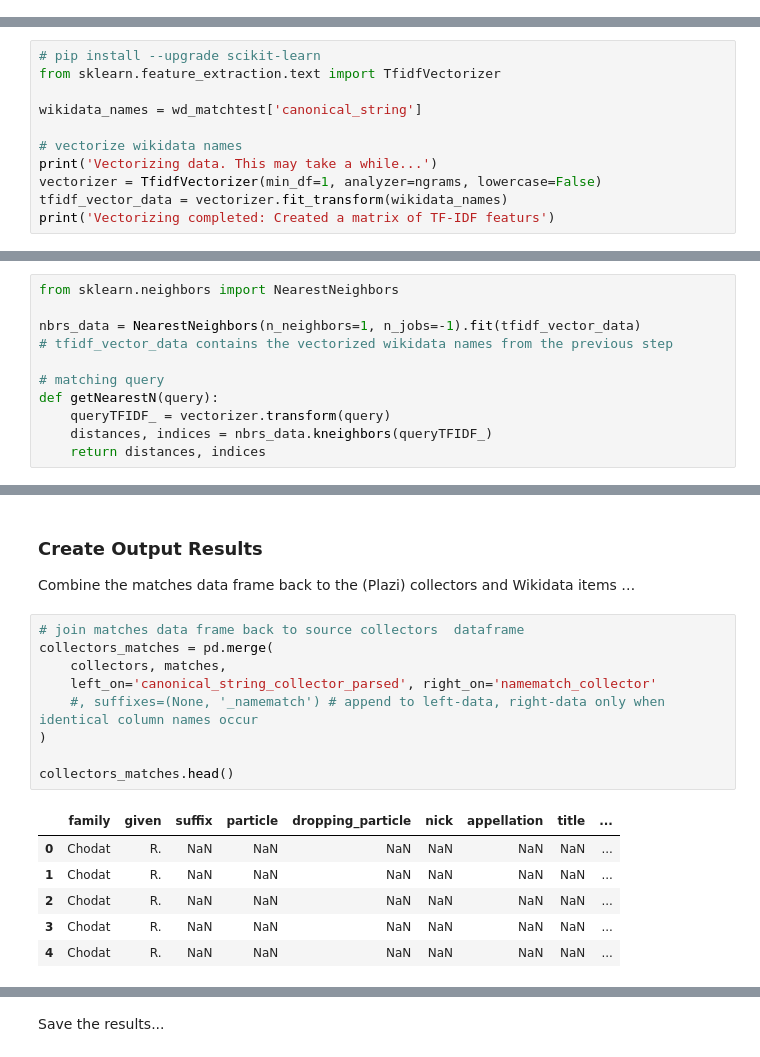
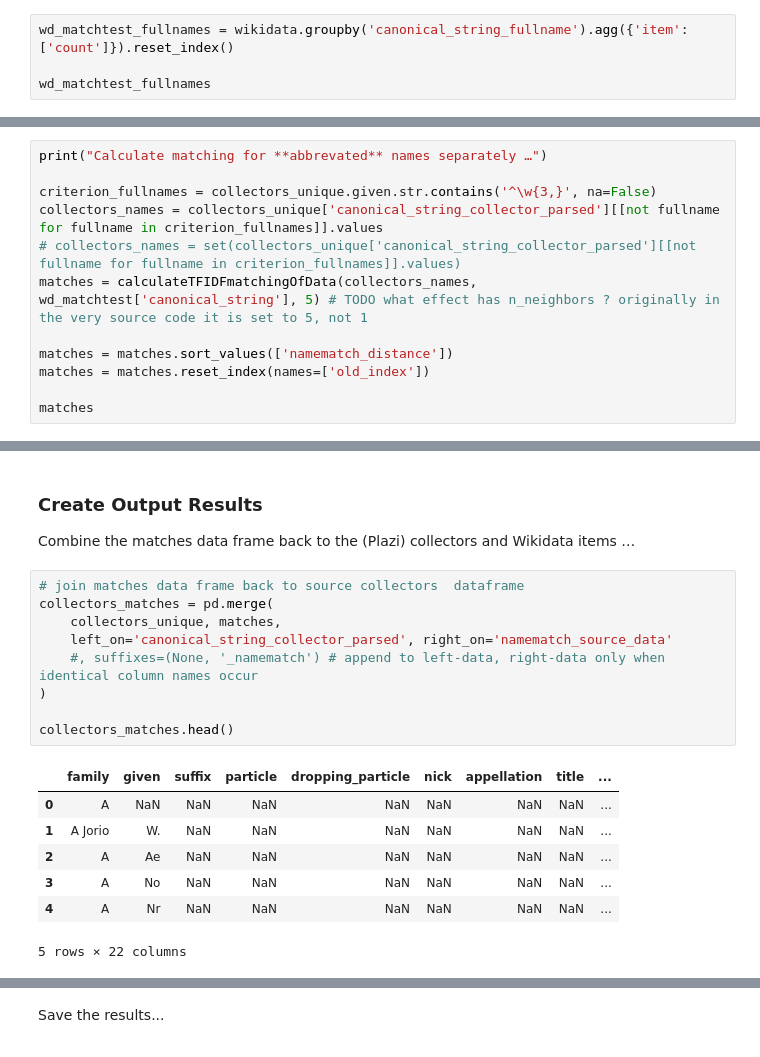
Before and after one commit to infinite-dao/collector-matching, a Jupyter notebook: create_and_match_plazi_collectors_dataset.ipynb, the cells around one changed output, grey strips where cells are left out. Drawn from its saved outputs; the diff is of its cells as text.

```diff
--- a/create_and_match_plazi_collectors_dataset.ipynb
+++ b/create_and_match_plazi_collectors_dataset.ipynb
@@ -256,0 +264,4 @@ collectors
+# %%
+wd_matchtest_fullnames = wikidata.groupby('canonical_string_fullname').agg({'item': ['count']}).reset_index()
+
+wd_matchtest_fullnames
@@ -373,11 +560,0 @@ Convert a collection of raw documents to a matrix of TF-IDF features:
-# %%
-# pip install --upgrade scikit-learn
-from sklearn.feature_extraction.text import TfidfVectorizer
-
-wikidata_names = wd_matchtest['canonical_string']
-
-# vectorize wikidata names
-print('Vectorizing data. This may take a while...')
-vectorizer = TfidfVectorizer(min_df=1, analyzer=ngrams, lowercase=False)
-tfidf_vector_data = vectorizer.fit_transform(wikidata_names)
-print('Vectorizing completed: Created a matrix of TF-IDF featurs')
@@ -389,14 +561,3 @@ Set up the function that performs the nearest neighbour matches...
-# %%
-from sklearn.neighbors import NearestNeighbors
-
-nbrs_data = NearestNeighbors(n_neighbors=1, n_jobs=-1).fit(tfidf_vector_data)
-# tfidf_vector_data contains the vectorized wikidata names from the previous step
-
-# matching query
-def getNearestN(query):
-    queryTFIDF_ = vectorizer.transform(query)
-    distances, indices = nbrs_data.kneighbors(queryTFIDF_)
-    return distances, indices
 # %% [markdown]
 ### Perform the Matching
 
@@ -448,0 +645,12 @@ Done: 1298.9033777713776 s
+# %%
+print("Calculate matching for **abbrevated** names separately …")
+
+criterion_fullnames = collectors_unique.given.str.contains('^\w{3,}', na=False)
+collectors_names = collectors_unique['canonical_string_collector_parsed'][[not fullname for fullname in criterion_fullnames]].values
+# collectors_names = set(collectors_unique['canonical_string_collector_parsed'][[not fullname for fullname in criterion_fullnames]].values)
+matches = calculateTFIDFmatchingOfData(collectors_names, wd_matchtest['canonical_string'], 5) # TODO what effect has n_neighbors ? originally in the very source code it is set to 5, not 1
+
+matches = matches.sort_values(['namematch_distance'])
+matches = matches.reset_index(names=['old_index'])
+
+matches
@@ -453,16 +715,17 @@ Combine the matches data frame back to the (Plazi) collectors and Wikidata items
 # %%
 # join matches data frame back to source collectors  dataframe
 collectors_matches = pd.merge(
-    collectors, matches,
-    left_on='canonical_string_collector_parsed', right_on='namematch_collector'
+    collectors_unique, matches,
+    left_on='canonical_string_collector_parsed', right_on='namematch_source_data'
     #, suffixes=(None, '_namematch') # append to left-data, right-data only when identical column names occur
 )
 
 collectors_matches.head()
 # %% [output]
 |  | family | given | suffix | particle | dropping_particle | nick | appellation | title | ... |
-| 0 | Chodat | R. | NaN | NaN | NaN | NaN | NaN | NaN | ... |
-| 1 | Chodat | R. | NaN | NaN | NaN | NaN | NaN | NaN | ... |
-| 2 | Chodat | R. | NaN | NaN | NaN | NaN | NaN | NaN | ... |
-| 3 | Chodat | R. | NaN | NaN | NaN | NaN | NaN | NaN | ... |
-| 4 | Chodat | R. | NaN | NaN | NaN | NaN | NaN | NaN | ... |
+| 0 | A | NaN | NaN | NaN | NaN | NaN | NaN | NaN | ... |
+| 1 | A Jorio | W. | NaN | NaN | NaN | NaN | NaN | NaN | ... |
+| 2 | A | Ae | NaN | NaN | NaN | NaN | NaN | NaN | ... |
+| 3 | A | No | NaN | NaN | NaN | NaN | NaN | NaN | ... |
+| 4 | A | Nr | NaN | NaN | NaN | NaN | NaN | NaN | ... |
+5 rows × 22 columns
```
Also changed, not shown: parts of 44 cells of this notebook, 41 other files.
